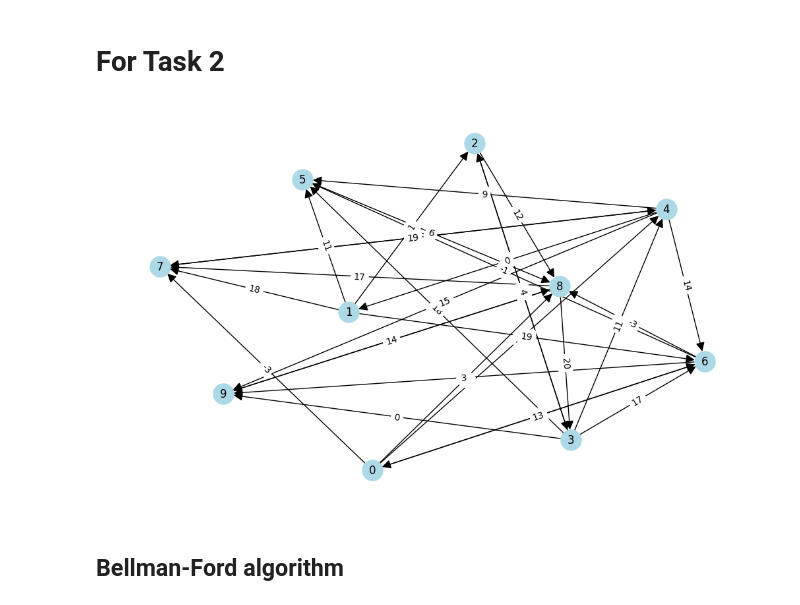
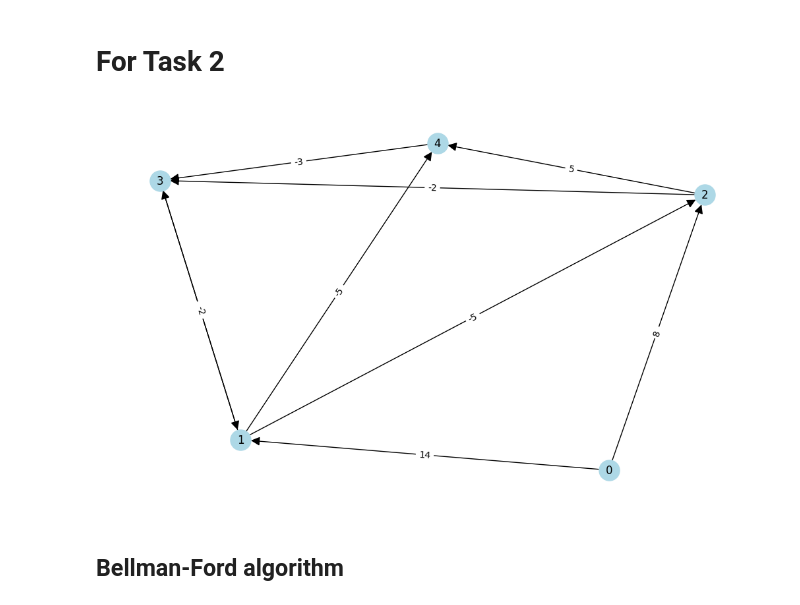
Before and after one commit to eliosov-student/Discrete_Lab_2, a Jupyter notebook: GraphGeneration.ipynb, the cells around one changed output. Drawn from its saved outputs; the diff is of its cells as text; code cells hidden in the pictures.

```diff
--- a/GraphGeneration.ipynb
+++ b/GraphGeneration.ipynb
@@ -119,9 +119,9 @@ mstp.edges(), len(mstp.edges())
 # %% [markdown]
 # For Task 2
 # %%
-G = gnp_random_connected_graph(10, 0.5, True, True)
+G = gnp_random_connected_graph(5, 0.5, True, True)
 # %% [output]
-[figure, old version]
+[figure, new version]
 # %% [markdown]
 ## Bellman-Ford algorithm
 # %%
```
Also changed, not shown: parts of 2 cells of this notebook.
